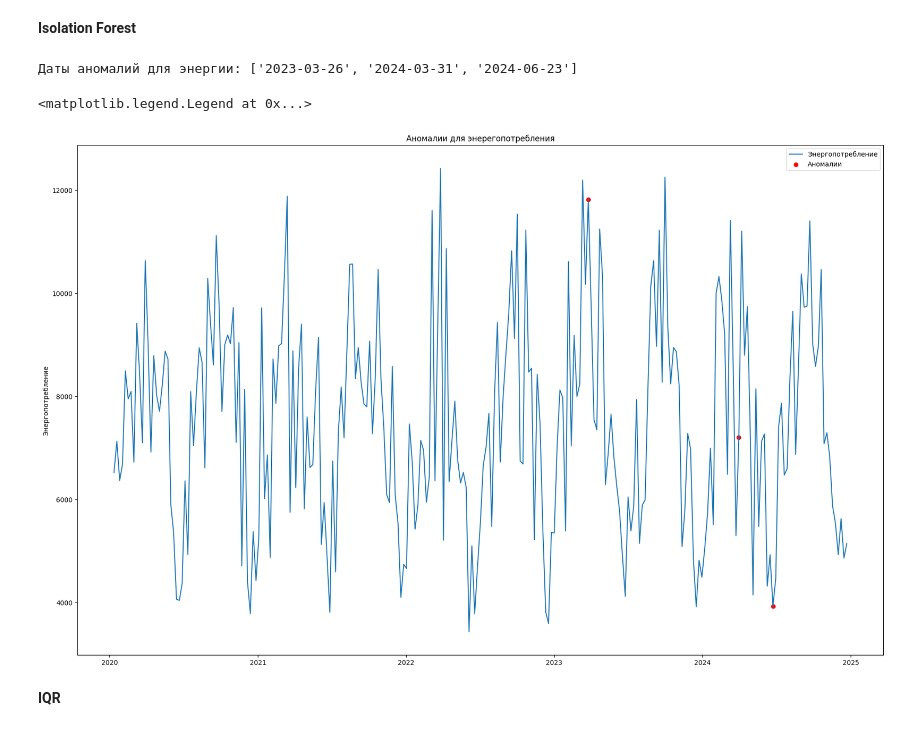
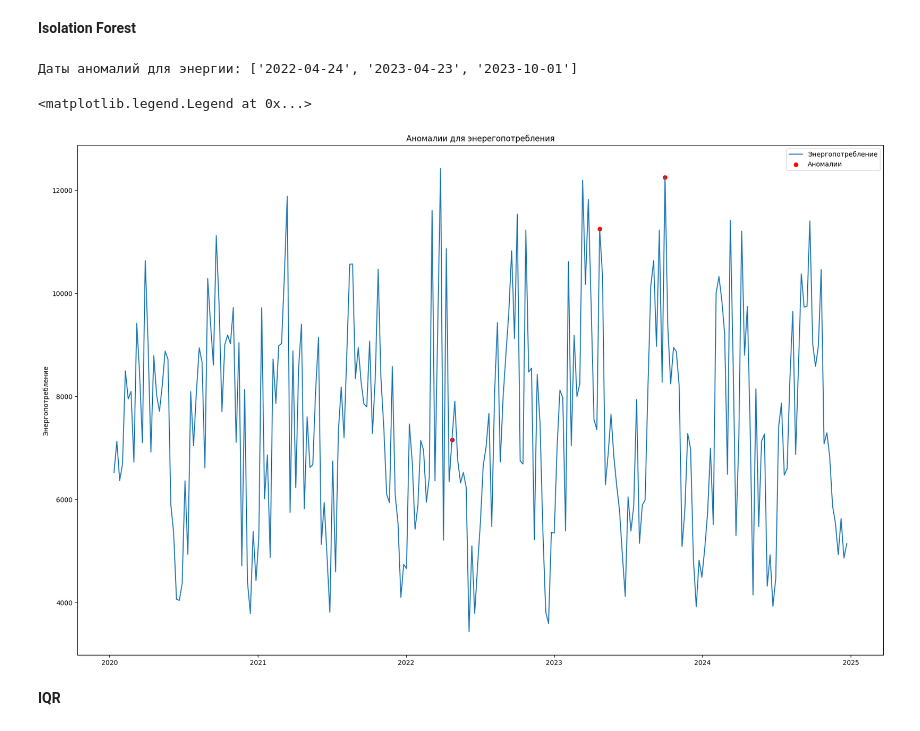
Before and after one commit to tvsmsa/melekhin-time-series, a Jupyter notebook: task_3_timeseries.ipynb, the cells around one changed output. Cells and saved outputs as stored; diff of their text form; code cells hidden in the pictures.

```diff
--- a/task_3_timeseries.ipynb
+++ b/task_3_timeseries.ipynb
@@ -113,33 +113,33 @@ for uid, df_uid in res_df.groupby('unique_id'):
 # %%
 from sklearn.ensemble import IsolationForest
 
 def detect_isolation_forest_anomlies(df):
-  for lag in [7, 26, 52]:
+  for lag in [4, 26, 52]:
     df[f'lag_{lag}'] = df['y'].shift(lag)
     df[f'lag_{lag}'] = df['y'].shift(lag)
   scaler = StandardScaler()
   df_scaled = scaler.fit_transform(df)
   iso_forest = IsolationForest(n_estimators = 100, contamination=0.01, random_state=42)
   iso_predict = iso_forest.fit_predict(df_scaled)
   anomalies = df.index[iso_predict == -1]
   return anomalies
 
 df_iso_en = panel_df[['ds', 'y']].copy().set_index('ds')
 
 anomalies_if = detect_isolation_forest_anomlies(df_iso_en)
 print(f'Даты аномалий для энергии: {list(anomalies_if.strftime("%Y-%m-%d"))}')
 
 fig, axes = plt.subplots(1, 1, figsize = (22, 14))
 
 axes.plot(df_iso_en.index, df_iso_en['y'], label='Энергопотребление')
 axes.scatter(anomalies_if, df_iso_en.loc[anomalies_if, 'y'], label = 'Аномалии', color = 'red')
 axes.set_title('Аномалии для энерегопотребления')
 axes.set_ylabel('Энергопотребление')
 axes.legend()
 # %% [output]
-Даты аномалий для энергии: ['2023-03-26', '2024-03-31', '2024-06-23']
+Даты аномалий для энергии: ['2022-04-24', '2023-04-23', '2023-10-01']
 <matplotlib.legend.Legend at 0x...>
-[figure, old version]
+[figure, new version]
 # %% [markdown]
 **IQR**
 # %%
```
Also changed, not shown: parts of 10 cells of this notebook, 2 other files.
